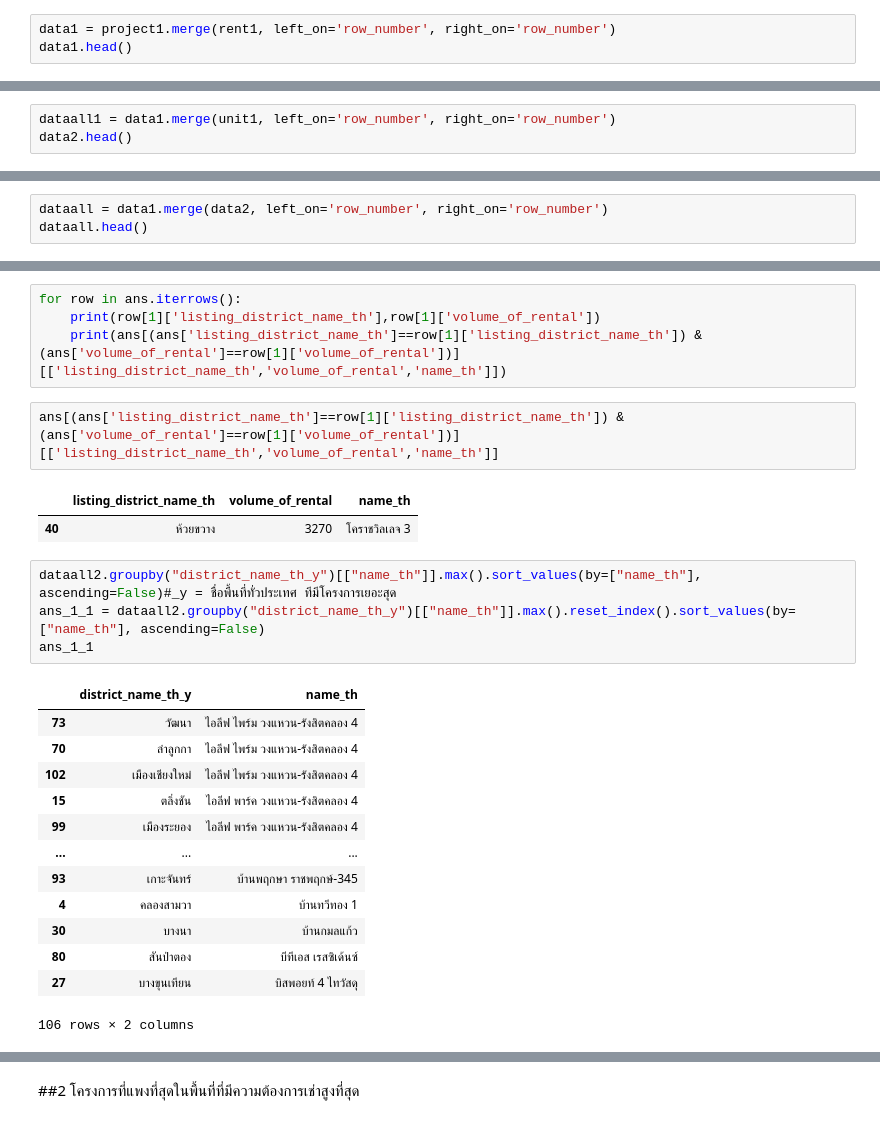
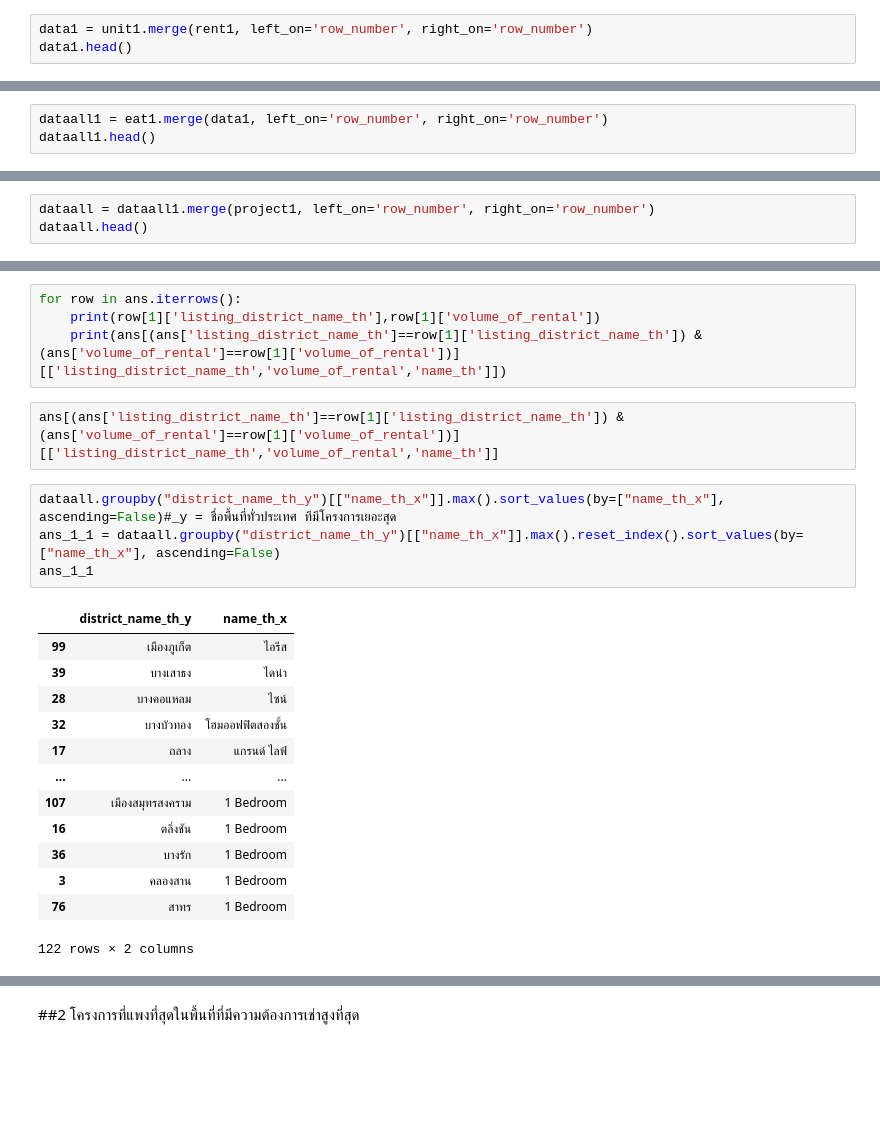
Before and after one commit to TungSoPon/BasicProg_DataViz65, a Jupyter notebook: midterm65.ipynb, the cells around one changed output, grey strips where cells are left out. Saved outputs shown, nothing was run; the diff lists cells and outputs as text; blank space fills up the shorter version.

```diff
--- a/midterm65.ipynb
+++ b/midterm65.ipynb
@@ -111,5 +111,5 @@ rent1=rent.dropna(subset=['row_number','transction_year','transction_month','lis
 # %%
 eat1=eat.dropna(subset=['row_number','subdistrict_id','subdistrict_name_th','district_id','district_name_th','province_id','province_name_th','eating_daytime','eating_daytime_price','eating_daytime_variety','eating_nighttime_variety'])
 # %%
-data1 = project1.merge(rent1, left_on='row_number', right_on='row_number')
+data1 = unit1.merge(rent1, left_on='row_number', right_on='row_number')
 data1.head()
@@ -124,4 +116,4 @@ data1.head()
 # %%
-dataall1 = data1.merge(unit1, left_on='row_number', right_on='row_number')
-data2.head()
+dataall1 = eat1.merge(data1, left_on='row_number', right_on='row_number')
+dataall1.head()
 # %% [output]
@@ -135 +127,4 @@ data2.head()
+# %%
+dataall = dataall1.merge(project1, left_on='row_number', right_on='row_number')
+dataall.head()
 # %%
@@ -168,3 +151,0 @@ dataall3.head()
-# %%
-dataall = data1.merge(data2, left_on='row_number', right_on='row_number')
-dataall.head()
@@ -236,25 +174,22 @@ for row in ans.iterrows():
     print(ans[(ans['listing_district_name_th']==row[1]['listing_district_name_th']) & (ans['volume_of_rental']==row[1]['volume_of_rental'])][['listing_district_name_th','volume_of_rental','name_th']])
 # %%
 ans[(ans['listing_district_name_th']==row[1]['listing_district_name_th']) & (ans['volume_of_rental']==row[1]['volume_of_rental'])][['listing_district_name_th','volume_of_rental','name_th']]
-# %% [output]
-|  | listing_district_name_th | volume_of_rental | name_th |
-| 40 | ห้วยขวาง | 3270 | โคราชวิลเลจ 3 |
 # %%
-dataall2.groupby("district_name_th_y")[["name_th"]].max().sort_values(by=["name_th"], ascending=False)#_y = ชื่อพื้นที่ทั่วประเทศ ทีมีโครงการเยอะสุด
-ans_1_1 = dataall2.groupby("district_name_th_y")[["name_th"]].max().reset_index().sort_values(by=["name_th"], ascending=False)
+dataall.groupby("district_name_th_y")[["name_th_x"]].max().sort_values(by=["name_th_x"], ascending=False)#_y = ชื่อพื้นที่ทั่วประเทศ ทีมีโครงการเยอะสุด
+ans_1_1 = dataall.groupby("district_name_th_y")[["name_th_x"]].max().reset_index().sort_values(by=["name_th_x"], ascending=False)
 ans_1_1
 # %% [output]
-|  | district_name_th_y | name_th |
-| 73 | วัฒนา | ไอลีฟ ไพร์ม วงแหวน-รังสิตคลอง 4 |
-| 70 | ลำลูกกา | ไอลีฟ ไพร์ม วงแหวน-รังสิตคลอง 4 |
-| 102 | เมืองเชียงใหม่ | ไอลีฟ ไพร์ม วงแหวน-รังสิตคลอง 4 |
-| 15 | ตลิ่งชัน | ไอลีฟ พาร์ค วงแหวน-รังสิตคลอง 4 |
-| 99 | เมืองระยอง | ไอลีฟ พาร์ค วงแหวน-รังสิตคลอง 4 |
+|  | district_name_th_y | name_th_x |
+| 99 | เมืองภูเก็ต | ไอรีส |
+| 39 | บางเสาธง | ไดน่า |
+| 28 | บางคอแหลม | ไซน์ |
+| 32 | บางบัวทอง | โฮมออฟฟิตสองชั้น |
+| 17 | ถลาง | แกรนด์ ไลฟ์ |
 | ... | ... | ... |
-| 93 | เกาะจันทร์ | บ้านพฤกษา ราชพฤกษ์-345 |
-| 4 | คลองสามวา | บ้านทวีทอง 1 |
-| 30 | บางนา | บ้านกมลแก้ว |
-| 80 | สันป่าตอง | บีทีเอส เรสซิเด้นซ์ |
-| 27 | บางขุนเทียน | บิสพอยท์ 4 ไทวัสดุ |
+| 107 | เมืองสมุทรสงคราม | 1 Bedroom |
+| 16 | ตลิ่งชัน | 1 Bedroom |
+| 36 | บางรัก | 1 Bedroom |
+| 3 | คลองสาน | 1 Bedroom |
+| 76 | สาทร | 1 Bedroom |
-106 rows × 2 columns
+122 rows × 2 columns
 # %%
```
Also changed, not shown: parts of 21 cells of this notebook.
